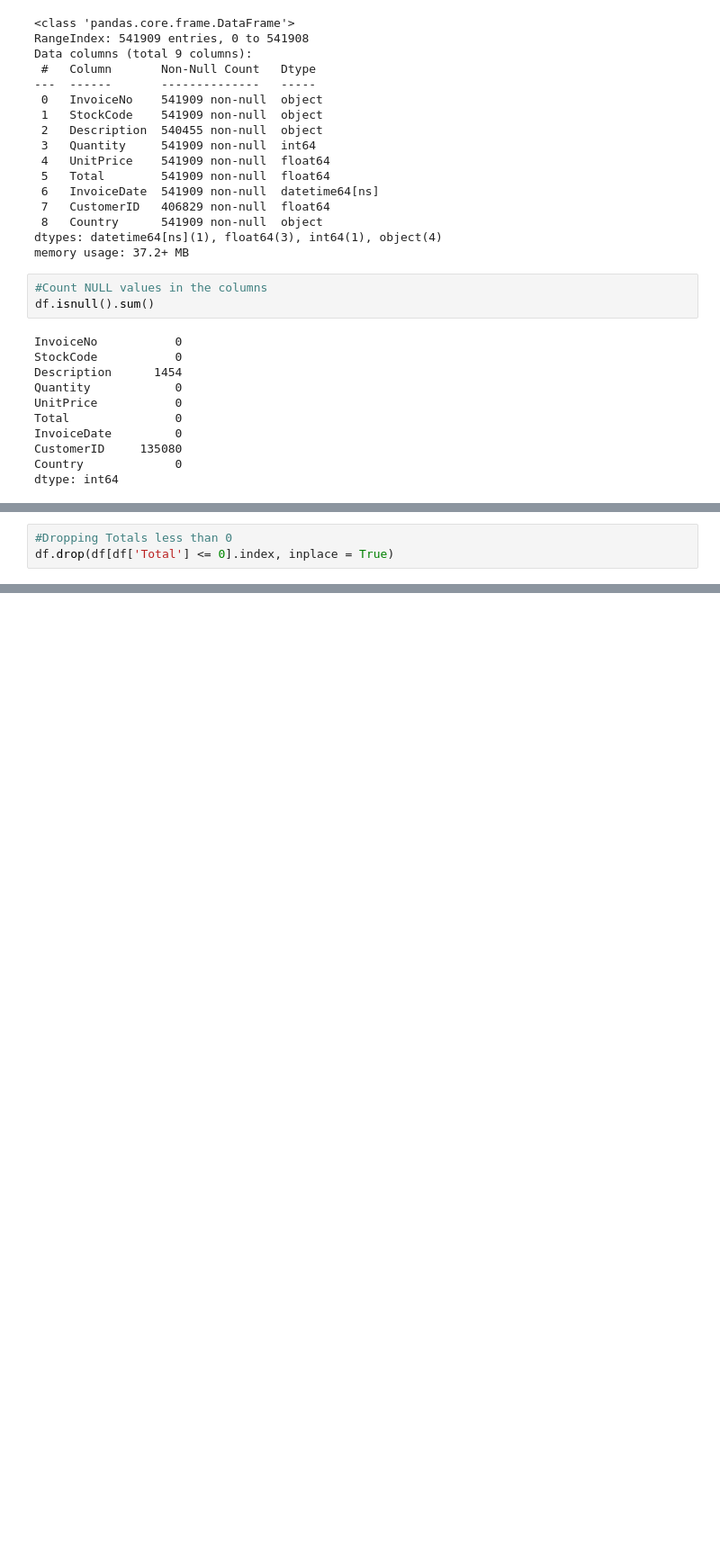
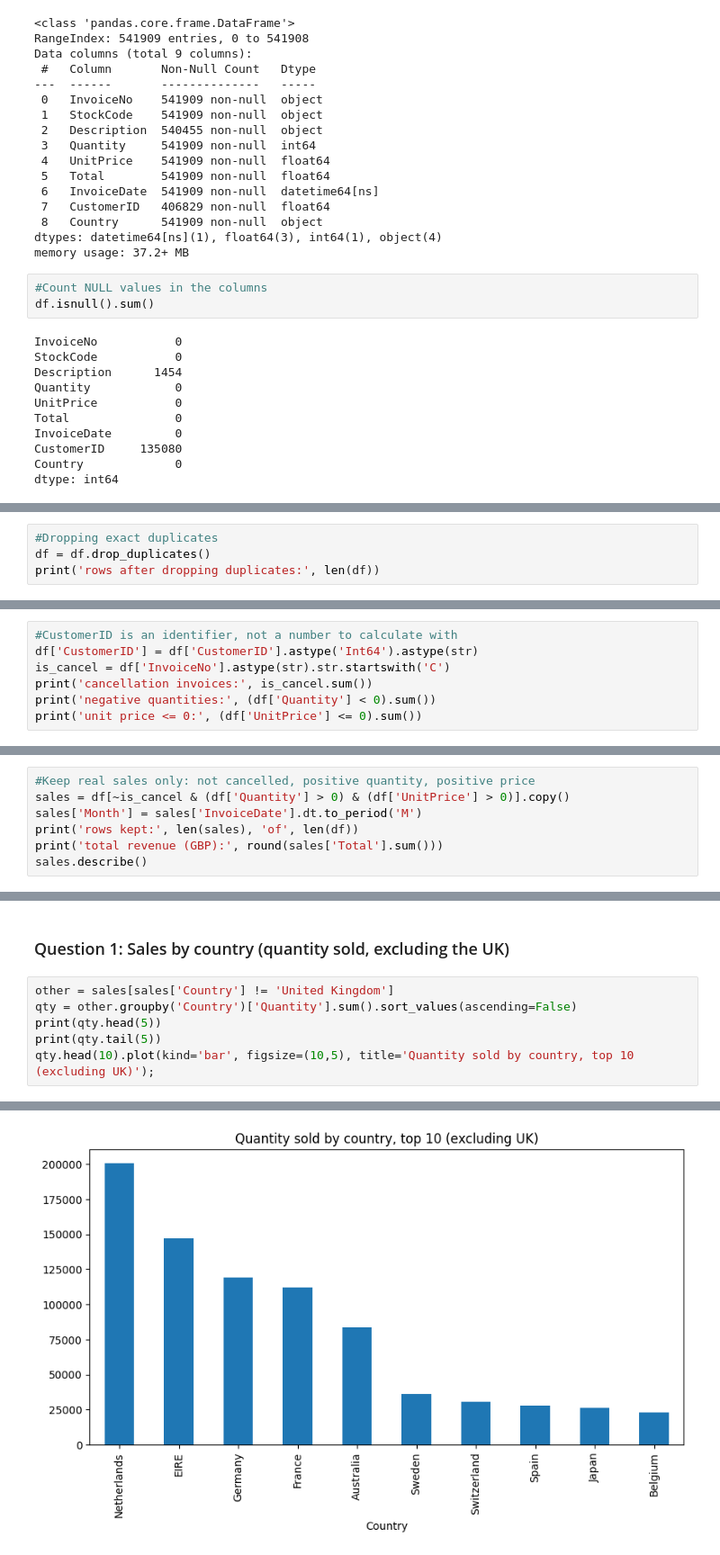
Before and after one commit to Mohamed-Elhefnawy/Online-Retail-Store-Analysis, a Jupyter notebook: Online Retail.ipynb, the cells around one changed output, grey strips where cells are left out. Shown at 90% size. Drawn from its saved outputs; the diff is of its cells as text; blank space fills up the shorter version.

```diff
--- a/Online Retail.ipynb
+++ b/Online Retail.ipynb
@@ -148,3 +105,0 @@ There are some negative values in the "UnitPrice" column, so we decided to drop
-# %%
-#Dropping Totals less than 0
-df.drop(df[df['Total'] <= 0].index, inplace = True)
@@ -196,0 +116,4 @@ There are some negative values in "Quantity", "UnitPrice" and "Total" columns, s
+# %%
+#Dropping exact duplicates
+df = df.drop_duplicates()
+print('rows after dropping duplicates:', len(df))
@@ -196,0 +122,7 @@ There are some negative values in "Quantity", "UnitPrice" and "Total" columns, s
+# %%
+#CustomerID is an identifier, not a number to calculate with
+df['CustomerID'] = df['CustomerID'].astype('Int64').astype(str)
+is_cancel = df['InvoiceNo'].astype(str).str.startswith('C')
+print('cancellation invoices:', is_cancel.sum())
+print('negative quantities:', (df['Quantity'] < 0).sum())
+print('unit price <= 0:', (df['UnitPrice'] <= 0).sum())
@@ -196,0 +133,7 @@ There are some negative values in "Quantity", "UnitPrice" and "Total" columns, s
+# %%
+#Keep real sales only: not cancelled, positive quantity, positive price
+sales = df[~is_cancel & (df['Quantity'] > 0) & (df['UnitPrice'] > 0)].copy()
+sales['Month'] = sales['InvoiceDate'].dt.to_period('M')
+print('rows kept:', len(sales), 'of', len(df))
+print('total revenue (GBP):', round(sales['Total'].sum()))
+sales.describe()
@@ -196,0 +177,9 @@ There are some negative values in "Quantity", "UnitPrice" and "Total" columns, s
+# %% [markdown]
+### Question 1: Sales by country (quantity sold, excluding the UK)
+# %%
+other = sales[sales['Country'] != 'United Kingdom']
+qty = other.groupby('Country')['Quantity'].sum().sort_values(ascending=False)
+print(qty.head(5))
+print(qty.tail(5))
+qty.head(10).plot(kind='bar', figsize=(10,5), title='Quantity sold by country, top 10 (excluding UK)');
+# %% [output]
@@ -196,0 +200 @@ There are some negative values in "Quantity", "UnitPrice" and "Total" columns, s
+[figure, added]
```
Also changed, not shown: parts of 38 cells of this notebook.
